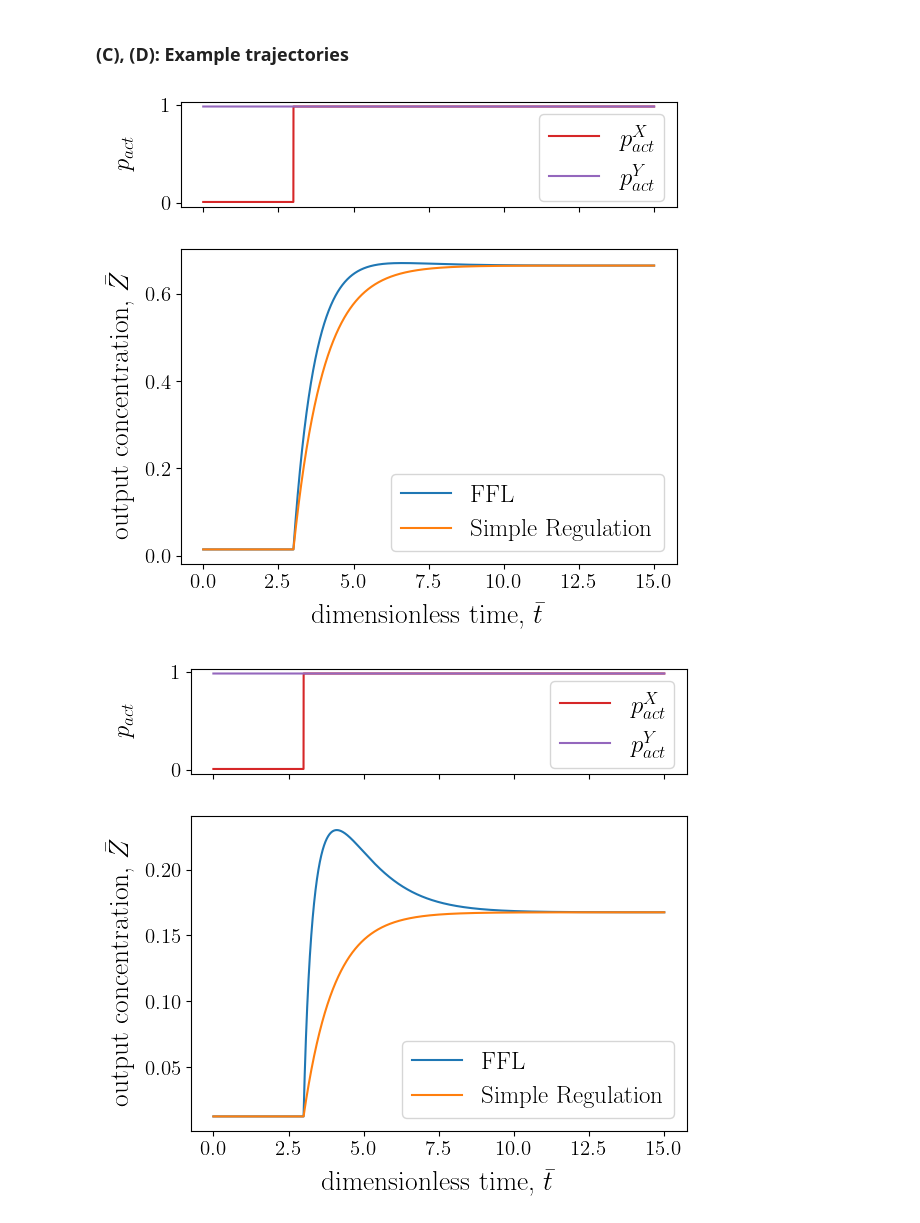
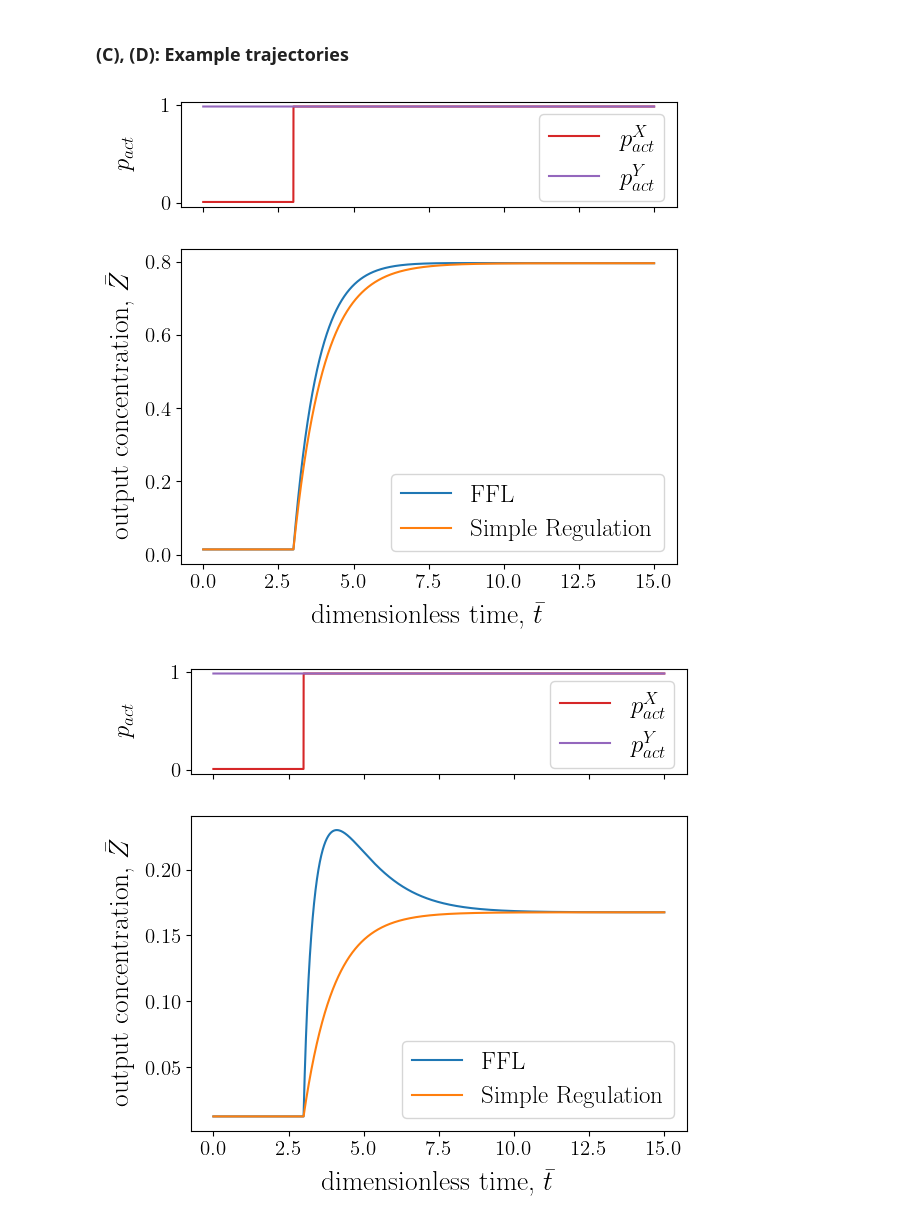
Before and after one commit to RPGroup-PBoC/2025_inducers, a Jupyter notebook: feedforward/feedForwardLoop.ipynb, the cells around one changed output. Drawn from its saved outputs; the diff is of its cells as text; code cells hidden in the pictures.

```diff
--- a/feedforward/feedForwardLoop.ipynb
+++ b/feedforward/feedForwardLoop.ipynb
@@ -820,13 +820,13 @@ Note that above the contour previously observed in Panel (A), the system is cons
 # %%
 # (C): An example output response curve with accelerated response from the incoherent FFL but no pulse
 rys = [0, 2]
 rzs = [0, 2, 0]
 w = 0
-Ks = [1, 1, 1]
+Ks = [1, 1, 2]
 
 integrate_incoherent_curve(rys, rzs, w, Ks)
 # %% [output]
-[figure, old version]
+[figure, new version]
 # %%
 # (D): An example output response curve with a strong pulse
 rys = [0, 2]
```
